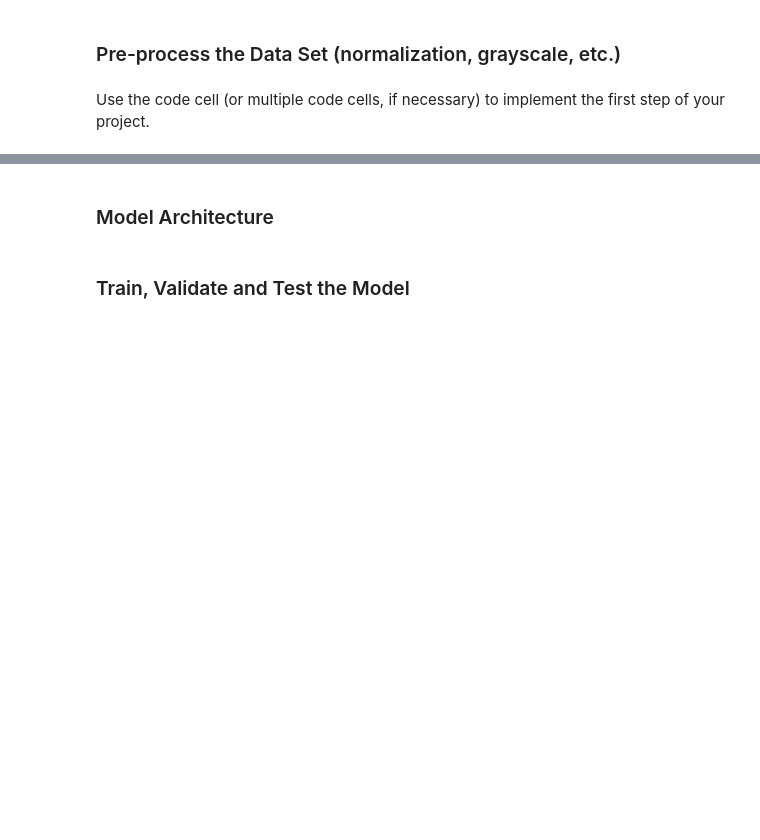
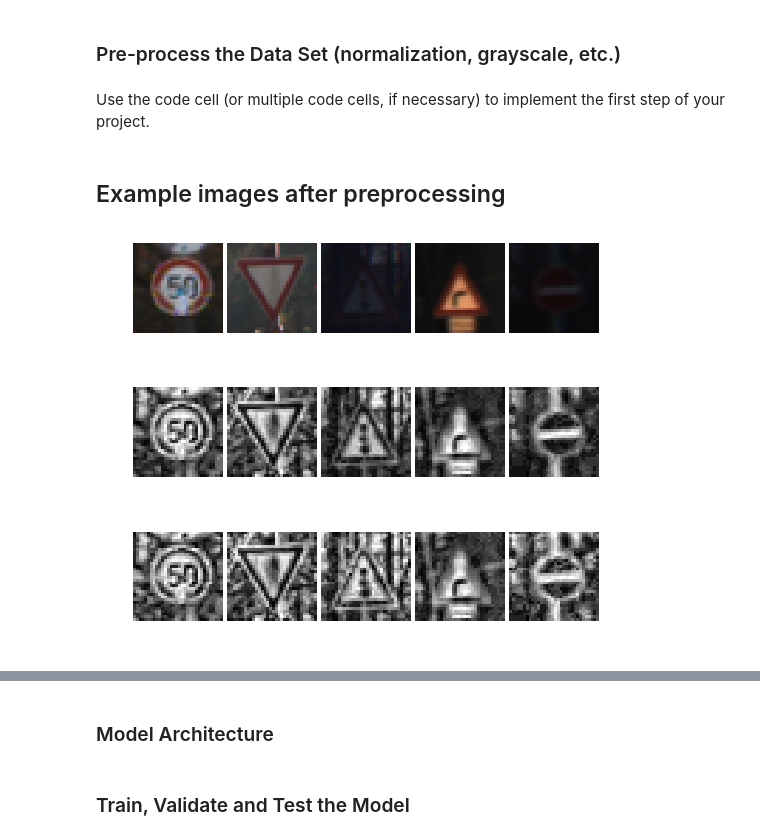
Before and after one commit to DukeXar/CarND-Traffic-Sign-Classifier-Project-pub, a Jupyter notebook: Traffic_Sign_Classifier.ipynb, the cells around one changed output, grey strips where cells are left out. Drawn from its saved outputs; the diff is of its cells as text; code cells hidden in the pictures; blank space fills up the shorter version.

Commit message:
Add greyscale comparison

```diff
--- a/Traffic_Sign_Classifier.ipynb
+++ b/Traffic_Sign_Classifier.ipynb
@@ -324,10 +335,18 @@ def rgb2yuv(rgb):
 
 from skimage.color import rgb2grey
 
+
 def greyscale(data):
     output_shape = list(data.shape)
     output_shape[3] = 1
-    return rgb2grey(data).reshape(output_shape)
+    greyscaled = (rgb2grey(data) / 255.0).astype(np.float32)
+    return greyscaled.reshape(output_shape)
+
+
+def to_y_channel(data):
+    result = 0.299 * data[:, :, :, 0] + 0.587 * data[:, :, :, 1] + 0.114 * data[:, :, :, 2]
+    result = (result / 255.).astype(np.float32)
+    return result.reshape(result.shape + (1,))
 
 
 import skimage.exposure
@@ -344,10 +363,28 @@ def equalize_hist_all(images):
             print("Processing {} out of {}".format(i, total))
         images[i] = equalize_hist(images[i])
 
+
 def normalize_input(data):
     result = greyscale(data)
     equalize_hist_all(result)
     return result
+
+
+def normalize_input_2(data):
+    result = to_y_channel(data)
+    equalize_hist_all(result)
+    return result
+# %% [markdown]
+## Example images after preprocessing
+# %%
+indices = np.random.randint(0, len(X_train), 5)
+example_images = X_train[indices]
+preprocessed_images = normalize_input(example_images)
+preprocessed_images_2 = normalize_input_2(example_images)
+display_images(list(example_images) + list(preprocessed_images) + list(preprocessed_images_2),
+               3, 5, figsize=(6, 5))
+# %% [output]
+[figure, added]
 # %%
 ### Preprocess the data here. Preprocessing steps could include normalization, converting to grayscale, etc.
 ### Feel free to use as many code cells as needed.
```
Also changed, not shown: parts of 10 cells of this notebook.
